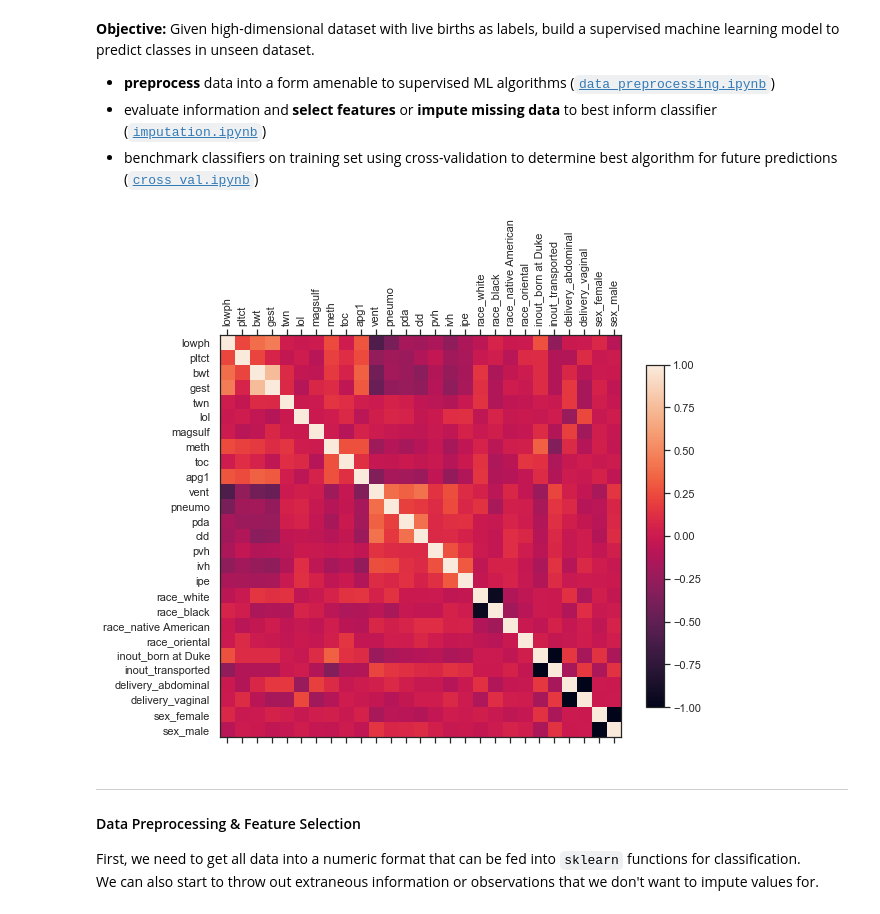
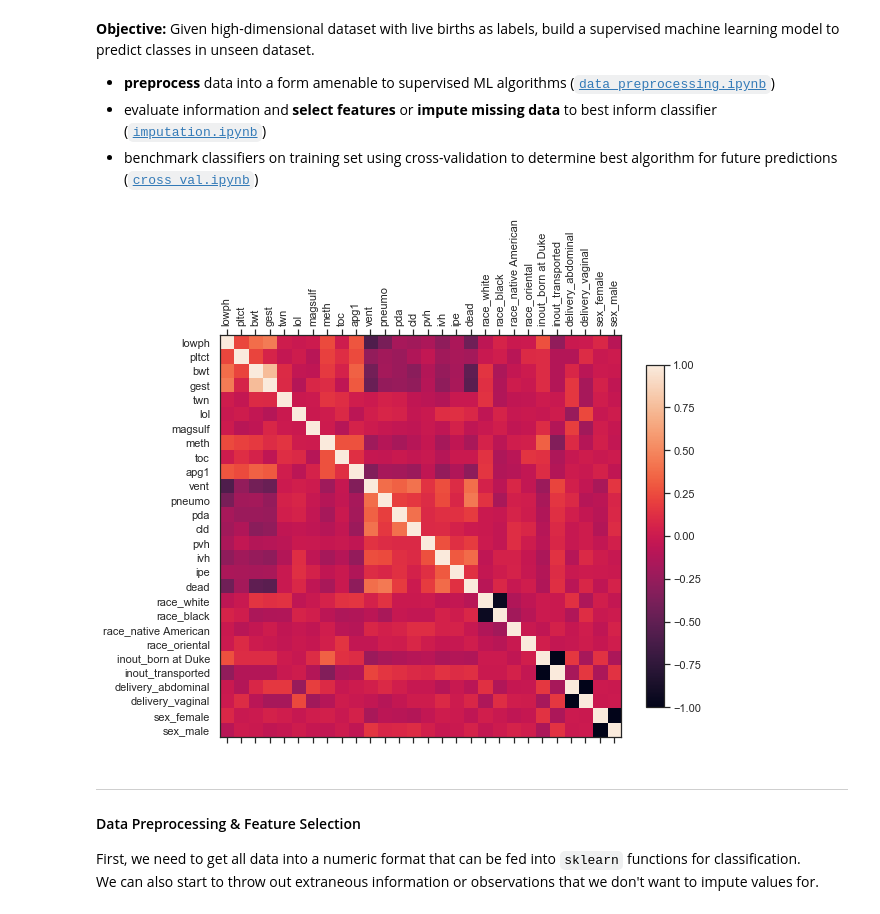
Before and after one commit to codyheiser/canb-ML, a Jupyter notebook: training_presentation.ipynb, the cells around one changed output. Drawn from its saved outputs; the diff is of its cells as text; code cells hidden in the pictures.

```diff
--- a/training_presentation.ipynb
+++ b/training_presentation.ipynb
@@ -19,18 +20,18 @@ vlbw_i = pd.read_csv('data/vlbw_train_imputed.csv')
 # %%
 # plot correlation matrix for all features in numeric dataset
 fig = plt.figure(figsize=(9,9))
 ax = fig.add_subplot(111)
 cax = ax.matshow(vlbw_i.corr(), vmin=-1, vmax=1)
 fig.colorbar(cax, shrink=0.7)
 ticks = np.arange(0,len(vlbw_i.columns),1)
 ax.set_xticks(ticks)
 ax.set_yticks(ticks)
-ax.set_xticklabels(vlbw.columns)
+ax.set_xticklabels(vlbw_i.columns)
 plt.xticks(rotation='vertical')
-ax.set_yticklabels(vlbw.columns)
+ax.set_yticklabels(vlbw_i.columns)
 plt.show()
 # %% [output]
-[figure, old version]
+[figure, new version]
 # %% [markdown]
 ---
 #### Data Preprocessing & Feature Selection
```
Also changed, not shown: parts of 42 cells of this notebook, 2 other files.
